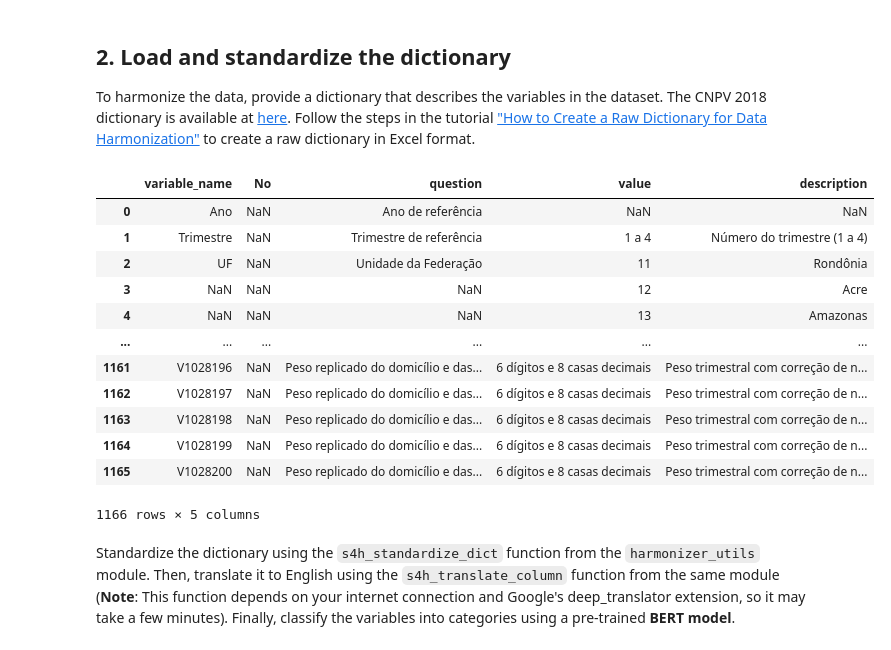
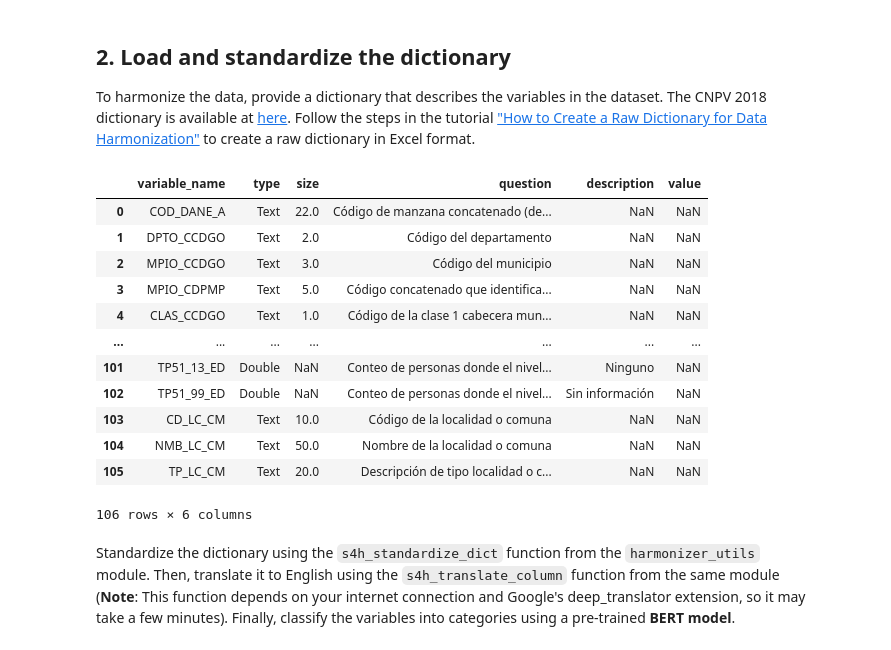
Before and after one commit to harmonize-tools/socio4health, a Jupyter notebook: docs/source/notebooks/example_colombia.ipynb, the cells around one changed output. Saved outputs shown, nothing was run; the diff lists cells and outputs as text; code cells hidden in the pictures.

```diff
--- a/docs/source/notebooks/example_colombia.ipynb
+++ b/docs/source/notebooks/example_colombia.ipynb
@@ -93,22 +92,22 @@ col_CNPV[0]
 ## 2. Load and standardize the dictionary
 To harmonize the data, provide a dictionary that describes the variables in the dataset. The CNPV 2018 dictionary is available at [here](https://microdatos.dane.gov.co/index.php/catalog/643/download/14045). Follow the steps in the tutorial ["How to Create a Raw Dictionary for Data Harmonization"](https://harmonize-tools.github.io/socio4health/dictionary.html) to create a raw dictionary in Excel format.
 # %%
-raw_dic = pd.read_excel("raw_dictionary.xlsx")
+raw_dic = pd.read_excel("raw_dic_mzn.xlsx")
 raw_dic
 # %% [output]
-|  | variable_name | No | question | value | description |
-| 0 | Ano | NaN | Ano de referência | NaN | NaN |
-| 1 | Trimestre | NaN | Trimestre de referência | 1 a 4 | Número do trimestre (1 a 4) |
-| 2 | UF | NaN | Unidade da Federação | 11 | Rondônia |
-| 3 | NaN | NaN | NaN | 12 | Acre |
-| 4 | NaN | NaN | NaN | 13 | Amazonas |
-| ... | ... | ... | ... | ... | ... |
-| 1161 | V1028196 | NaN | Peso replicado do domicílio e das... | 6 dígitos e 8 casas decimais | Peso trimestral com correção de n... |
-| 1162 | V1028197 | NaN | Peso replicado do domicílio e das... | 6 dígitos e 8 casas decimais | Peso trimestral com correção de n... |
-| 1163 | V1028198 | NaN | Peso replicado do domicílio e das... | 6 dígitos e 8 casas decimais | Peso trimestral com correção de n... |
-| 1164 | V1028199 | NaN | Peso replicado do domicílio e das... | 6 dígitos e 8 casas decimais | Peso trimestral com correção de n... |
-| 1165 | V1028200 | NaN | Peso replicado do domicílio e das... | 6 dígitos e 8 casas decimais | Peso trimestral com correção de n... |
+|  | variable_name | type | size | question | description | value |
+| 0 | COD_DANE_A | Text | 22.0 | Código de manzana concatenado (de... | NaN | NaN |
+| 1 | DPTO_CCDGO | Text | 2.0 | Código del departamento | NaN | NaN |
+| 2 | MPIO_CCDGO | Text | 3.0 | Código del municipio | NaN | NaN |
+| 3 | MPIO_CDPMP | Text | 5.0 | Código concatenado que identifica... | NaN | NaN |
+| 4 | CLAS_CCDGO | Text | 1.0 | Código de la clase 1 cabecera mun... | NaN | NaN |
+| ... | ... | ... | ... | ... | ... | ... |
+| 101 | TP51_13_ED | Double | NaN | Conteo de personas donde el nivel... | Ninguno | NaN |
+| 102 | TP51_99_ED | Double | NaN | Conteo de personas donde el nivel... | Sin información | NaN |
+| 103 | CD_LC_CM | Text | 10.0 | Código de la localidad o comuna | NaN | NaN |
+| 104 | NMB_LC_CM | Text | 50.0 | Nombre de la localidad o comuna | NaN | NaN |
+| 105 | TP_LC_CM | Text | 20.0 | Descripción de tipo localidad o c... | NaN | NaN |
-1166 rows × 5 columns
+106 rows × 6 columns
 # %% [markdown]
 Standardize the dictionary using the `s4h_standardize_dict` function from the `harmonizer_utils` module. Then, translate it to English using the `s4h_translate_column` function from the same module (**Note**: This function depends on your internet connection and Google's deep_translator extension, so it may take a few minutes). Finally, classify the variables into categories using a pre-trained **BERT model**.
 # %%
```
Also changed, not shown: parts of 6 cells of this notebook, 2 other files.
